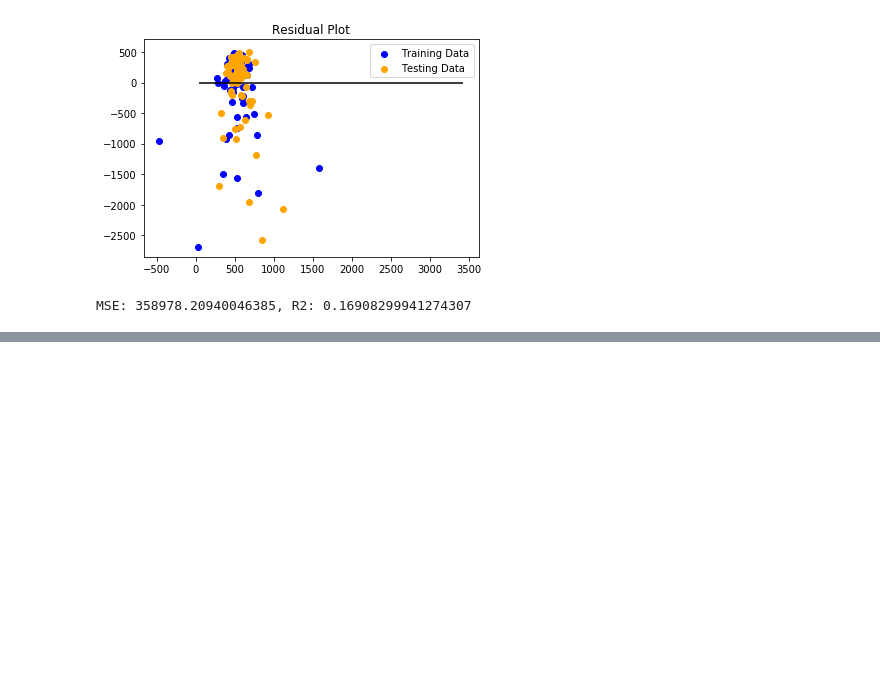
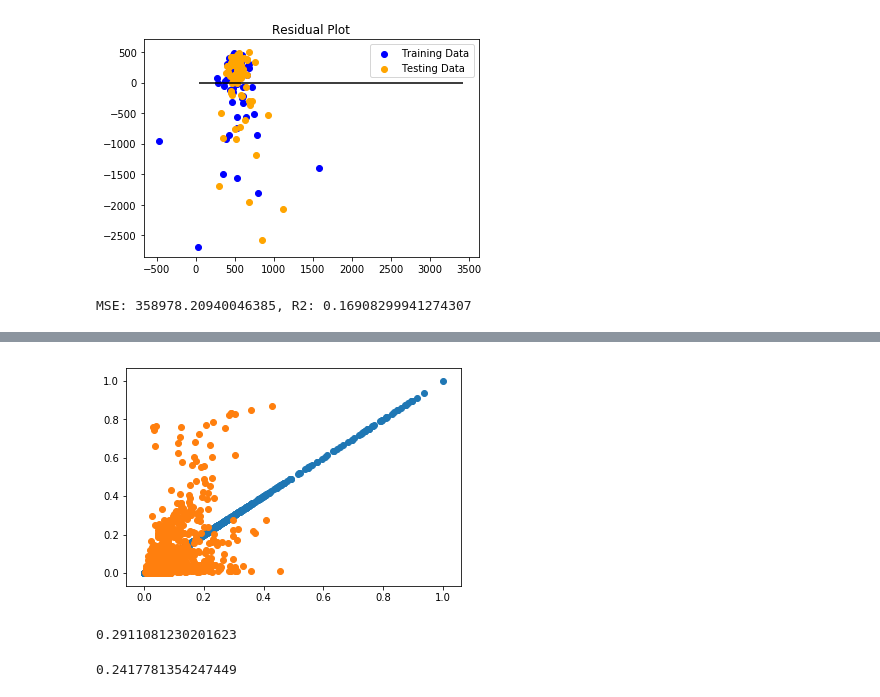
Before and after one commit to Gan001/dataviz-final-project, a Jupyter notebook: ML_Air.ipynb, the cells around one changed output, grey strips where cells are left out. Saved outputs shown, nothing was run; the diff lists cells and outputs as text; code cells hidden in the pictures; blank space fills up the shorter version.

```diff
--- a/ML_Air.ipynb
+++ b/ML_Air.ipynb
@@ -200,0 +306,18 @@ MSE: 358978.20940046385, R2: 0.16908299941274307
+# %%
+prediction_test_w = regressor_w.predict(X_test)
+prediction_train_w = regressor_w.predict(X_train)
+# %%
+#plt.scatter(y_test,prediction )
+plt.scatter(prediction_train_w, y_train )
+plt.scatter(prediction_test_w, y_test)
+plt.show()
+# %% [output]
+[figure, added]
+# %%
+regressor.score(X_train, y_train)
+# %% [output]
+0.2911081230201623
+# %%
+regressor.score(X_test, y_test)
+# %% [output]
+0.2417781354247449
```
Also changed, not shown: parts of 19 cells of this notebook, 1 other file.
